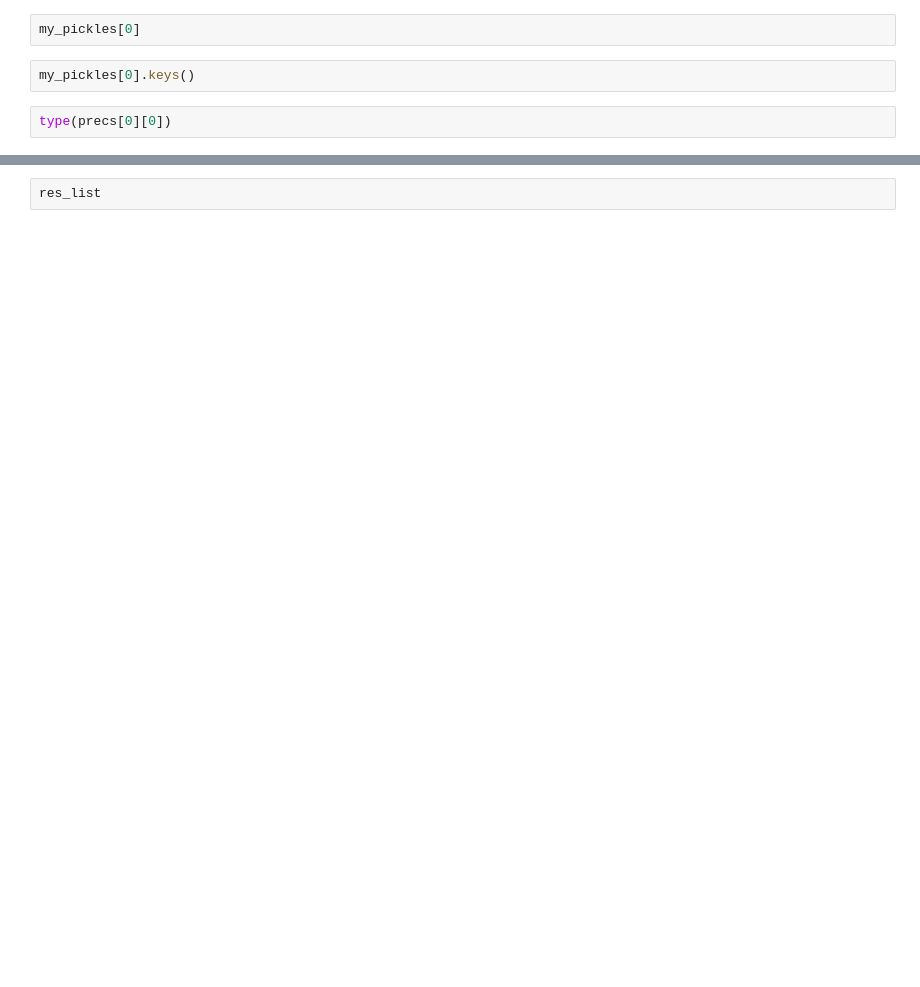
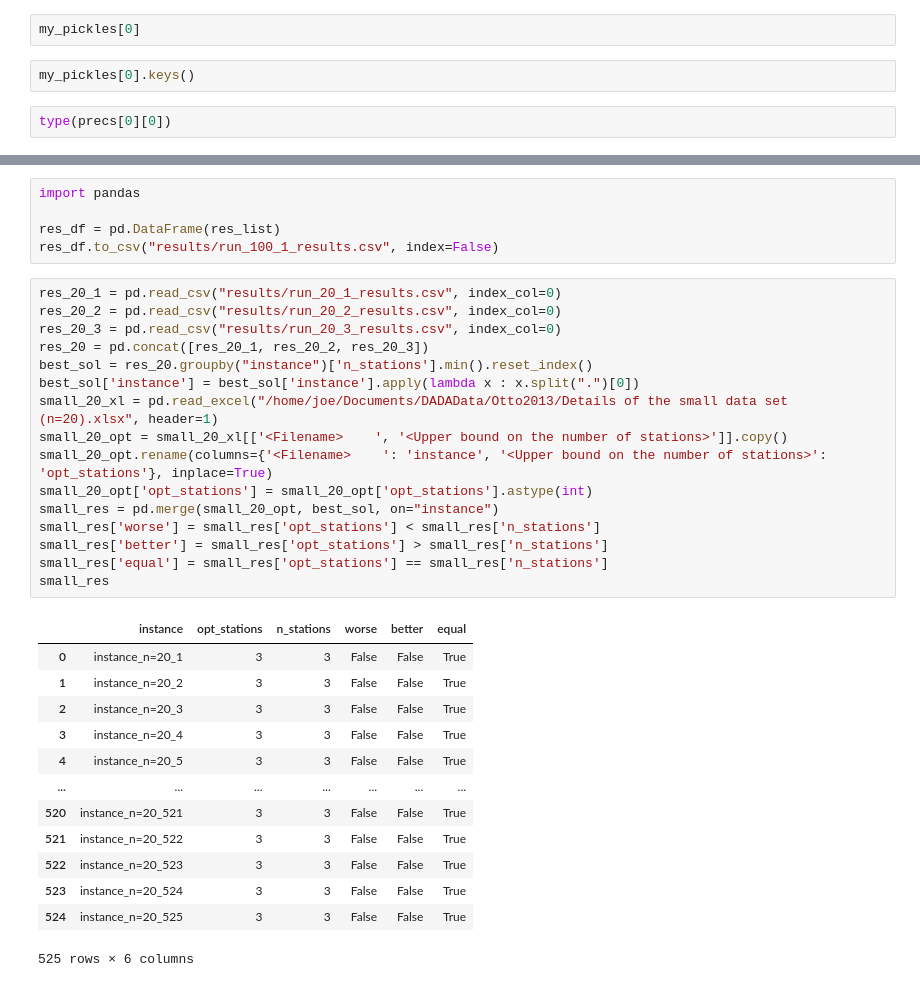
Before and after one commit to JosephThompson607/DADA, a Jupyter notebook: ils_test.ipynb, the cells around one changed output, grey strips where cells are left out. Drawn from its saved outputs; the diff is of its cells as text; blank space fills up the shorter version.

Commit message:
uploading preliminary results

```diff
--- a/ils_test.ipynb
+++ b/ils_test.ipynb
@@ -131,2 +168,35 @@ res_list
 # %%
-res_list
+import pandas
+
+res_df = pd.DataFrame(res_list)
+res_df.to_csv("results/run_100_1_results.csv", index=False)
+# %%
+res_20_1 = pd.read_csv("results/run_20_1_results.csv", index_col=0)
+res_20_2 = pd.read_csv("results/run_20_2_results.csv", index_col=0)
+res_20_3 = pd.read_csv("results/run_20_3_results.csv", index_col=0)
+res_20 = pd.concat([res_20_1, res_20_2, res_20_3])
+best_sol = res_20.groupby("instance")['n_stations'].min().reset_index()
+best_sol['instance'] = best_sol['instance'].apply(lambda x : x.split(".")[0])
+small_20_xl = pd.read_excel("/home/joe/Documents/DADAData/Otto2013/Details of the small data set (n=20).xlsx", header=1)
+small_20_opt = small_20_xl[['<Filename>    ', '<Upper bound on the number of stations>']].copy()
+small_20_opt.rename(columns={'<Filename>    ': 'instance', '<Upper bound on the number of stations>': 'opt_stations'}, inplace=True)
+small_20_opt['opt_stations'] = small_20_opt['opt_stations'].astype(int)
+small_res = pd.merge(small_20_opt, best_sol, on="instance")
+small_res['worse'] = small_res['opt_stations'] < small_res['n_stations']
+small_res['better'] = small_res['opt_stations'] > small_res['n_stations']
+small_res['equal'] = small_res['opt_stations'] == small_res['n_stations']
+small_res
+# %% [output]
+|  | instance | opt_stations | n_stations | worse | better | equal |
+| 0 | instance_n=20_1 | 3 | 3 | False | False | True |
+| 1 | instance_n=20_2 | 3 | 3 | False | False | True |
+| 2 | instance_n=20_3 | 3 | 3 | False | False | True |
+| 3 | instance_n=20_4 | 3 | 3 | False | False | True |
+| 4 | instance_n=20_5 | 3 | 3 | False | False | True |
+| ... | ... | ... | ... | ... | ... | ... |
+| 520 | instance_n=20_521 | 3 | 3 | False | False | True |
+| 521 | instance_n=20_522 | 3 | 3 | False | False | True |
+| 522 | instance_n=20_523 | 3 | 3 | False | False | True |
+| 523 | instance_n=20_524 | 3 | 3 | False | False | True |
+| 524 | instance_n=20_525 | 3 | 3 | False | False | True |
+525 rows × 6 columns
```
Also changed, not shown: parts of 8 cells of this notebook, 4 other files.
